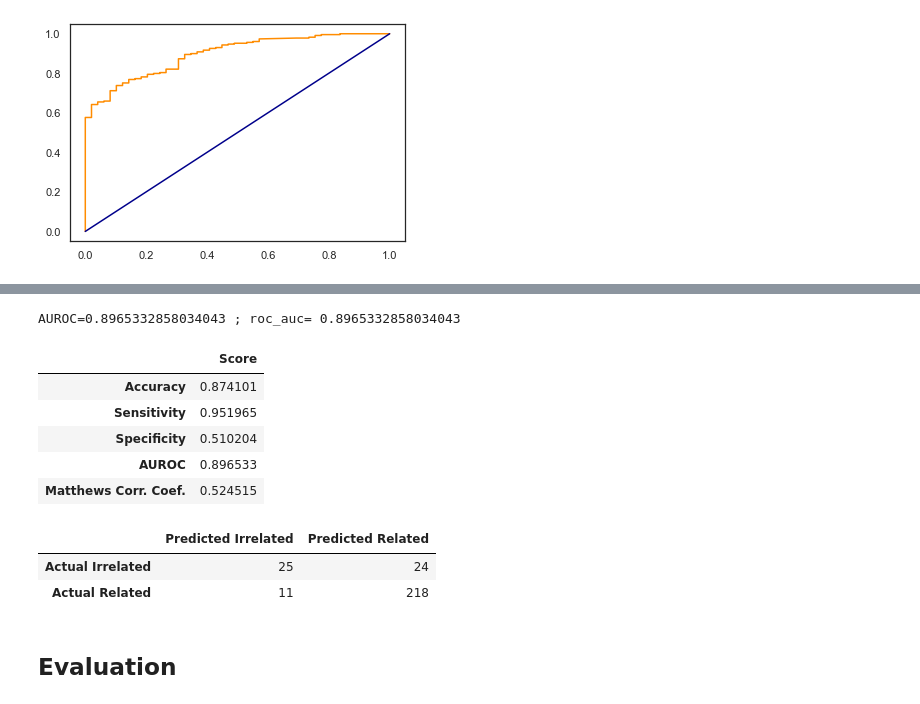
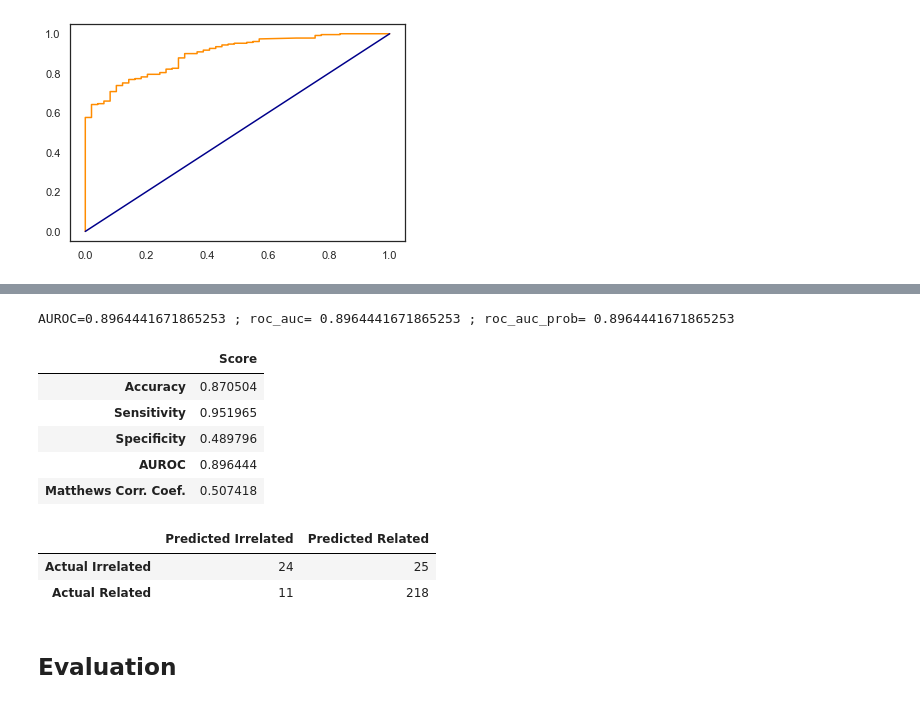
Before and after one commit to vivianyiny/eczema, a Jupyter notebook: Preprocessing & Modeling_tuning.ipynb, the cells around one changed output, grey strips where cells are left out. Saved outputs shown, nothing was run; the diff lists cells and outputs as text; code cells hidden in the pictures.

```diff
--- a/Preprocessing & Modeling_tuning.ipynb
+++ b/Preprocessing & Modeling_tuning.ipynb
@@ -214,7 +214,7 @@ cvec_pipe_params = {"cvec__max_features": [250],
                     "cvec__ngram_range" : [(1,2)],
                     "cvec__stop_words"  : [stopwords],
                     "cvec__min_df"      : [2],
-                    "svc__C"            : [2,1.2,2.3],
+                    "svc__C"            : [2.04,2.05,2.06],
                     "svc__kernel"       : ["linear"],
                     "svc__gamma"        : ['scale'],
                     "svc__probability"  : [True]}
@@ -336,9 +348,9 @@ tvec_pipe_params = {"tvec__max_features": [250],
                     "tvec__ngram_range" : [(1,2)],
                     "tvec__stop_words"  : [stopwords],
                     "tvec__min_df"      : [2],
-                    "svc__C"            : [1.8,2,2.2],
+                    "svc__C"            : [2.14,2.15,2.16],
                     "svc__kernel"       : ["linear"],
-                    "svc__gamma"        : [0.0001,0.00025,0.005],
+                    "svc__gamma"        : ['scale'],
                     "svc__probability"  : [True]}
 
 # Instantiating the grid search
@@ -376,6 +388,8 @@ metrics.binary_classification_summary(y_train, tvec_svc_train_preds,tvec_svc_tra
 # Generating test predictions
 
 tvec_svc_preds       = tvec_svc_gs.predict(X_test)
+
+tvec_svc_score       = tvec_svc_gs.decision_function(X_test)
 
 tvec_svc_proba       = tvec_svc_gs.predict_proba(X_test)[:,1]
 #tvec_svc_proba.shape
@@ -398,3 +412,8 @@ plt.plot([0,1],[0,1],color='darkblue')
 # %% [output]
 [<matplotlib.lines.Line2D at 0x...>]
 [figure]
+# %%
+# plot test roc_curve#3
+tsfprs,tstprs,tsthresholds = roc_curve(y_test, tvec_svc_score)
+plt.plot(tsfprs,tstprs,color='darkorange')
+plt.plot([0,1],[0,1],color='darkblue')
@@ -401,22 +423,24 @@ plt.plot([0,1],[0,1],color='darkblue')
 # %%
 # Test metrics
 
-AUROC = auc(tfprs,ttprs)
+AUROC = auc(tsfprs,tstprs)
 
-roc_auc=roc_auc_score(y_test, tvec_svc_proba)
+roc_auc=roc_auc_score(y_test, tvec_svc_score)
 
-print('AUROC={} ; roc_auc= {} '.format(AUROC,roc_auc))
+roc_auc_prob=roc_auc_score(y_test, tvec_svc_proba)
+
+print('AUROC={} ; roc_auc= {} ; roc_auc_prob= {} '.format(AUROC,roc_auc, roc_auc_prob))
 
 # Test metrics
-metrics.binary_classification_summary(y_test, tvec_svc_preds,tvec_svc_proba)
+metrics.binary_classification_summary(y_test, tvec_svc_preds,tvec_svc_score)
 # %% [output]
-AUROC=0.8965332858034043 ; roc_auc= 0.8965332858034043
+AUROC=0.8964441671865253 ; roc_auc= 0.8964441671865253 ; roc_auc_prob= 0.8964441671865253
 |  | Score |
-| Accuracy | 0.874101 |
+| Accuracy | 0.870504 |
 | Sensitivity | 0.951965 |
-| Specificity | 0.510204 |
-| AUROC | 0.896533 |
-| Matthews Corr. Coef. | 0.524515 |
+| Specificity | 0.489796 |
+| AUROC | 0.896444 |
+| Matthews Corr. Coef. | 0.507418 |
 # %%
 # Generating a confusion matrix on the test results
 
@@ -426,7 +450,7 @@ metrics.confusion_matrix_dataframe(y_test,
                                    index   = ["Actual Irrelated", "Actual Related"])
 # %% [output]
 |  | Predicted Irrelated | Predicted Related |
-| Actual Irrelated | 25 | 24 |
+| Actual Irrelated | 24 | 25 |
 | Actual Related | 11 | 218 |
 # %% [markdown]
 ## Evaluation
```
Also changed, not shown: parts of 12 cells of this notebook, 1 other file.
